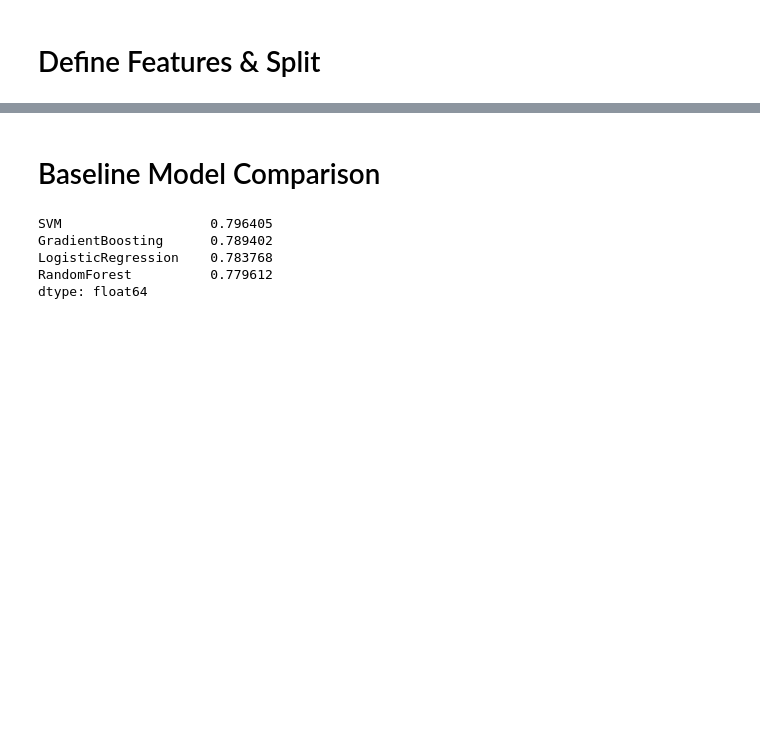
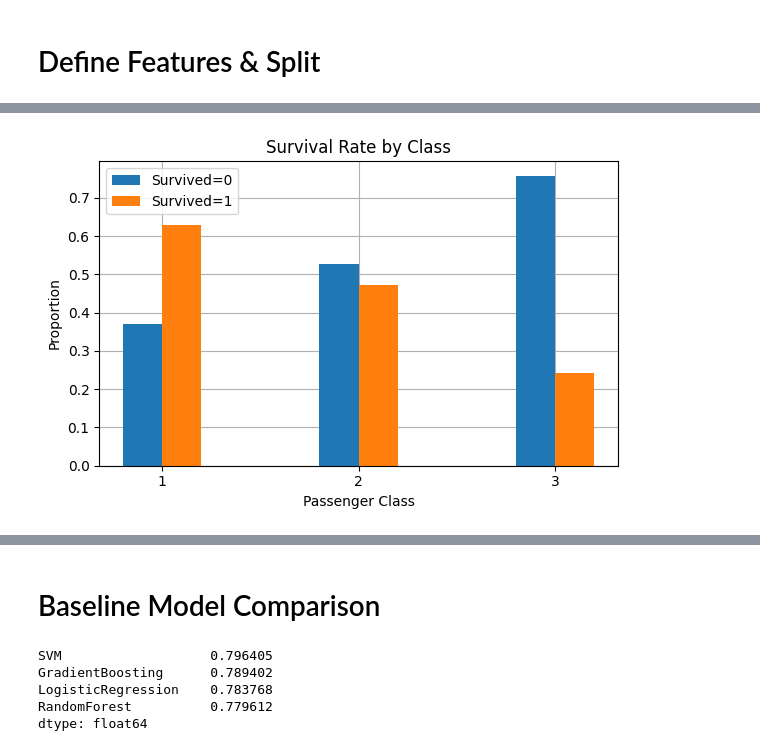
Before and after one commit to mariabilichenk0/kaggle, a Jupyter notebook: titanic/titanic.ipynb, the cells around one changed output, grey strips where cells are left out. Drawn from its saved outputs; the diff is of its cells as text; code cells hidden in the pictures; blank space fills up the shorter version.

```diff
--- a/titanic/titanic.ipynb
+++ b/titanic/titanic.ipynb
@@ -134,0 +223,27 @@ X_train, X_val, y_train, y_val = train_test_split(
+# %%
+import pandas as pd
+import matplotlib.pyplot as plt
+
+# 1. Load your data (if not already in memory)
+# train = pd.read_csv('/kaggle/input/titanic/train.csv')
+
+# 2. Build a crosstab of, say, Pclass vs. Survived
+ct = pd.crosstab(train['Pclass'], train['Survived'], normalize='index')
+
+# 3A. Bar chart of survival rate by class
+fig, ax = plt.subplots(figsize=(6,4))
+ax.set_axisbelow(True)
+# Plot each bar group
+for i, surv in enumerate(ct.columns):
+    ax.bar(ct.index + i*0.2, ct[surv], width=0.2, label=f"Survived={surv}", zorder=2)
+ax.set_xticks(ct.index + 0.2/2)
+ax.set_xticklabels(ct.index)
+ax.set_xlabel('Passenger Class')
+ax.set_ylabel('Proportion')
+ax.set_title('Survival Rate by Class')
+ax.grid(True, zorder=1)
+ax.legend()
+plt.tight_layout()
+plt.show()
+# %% [output]
+[figure, added]
```
Also changed, not shown: parts of 6 cells of this notebook.
